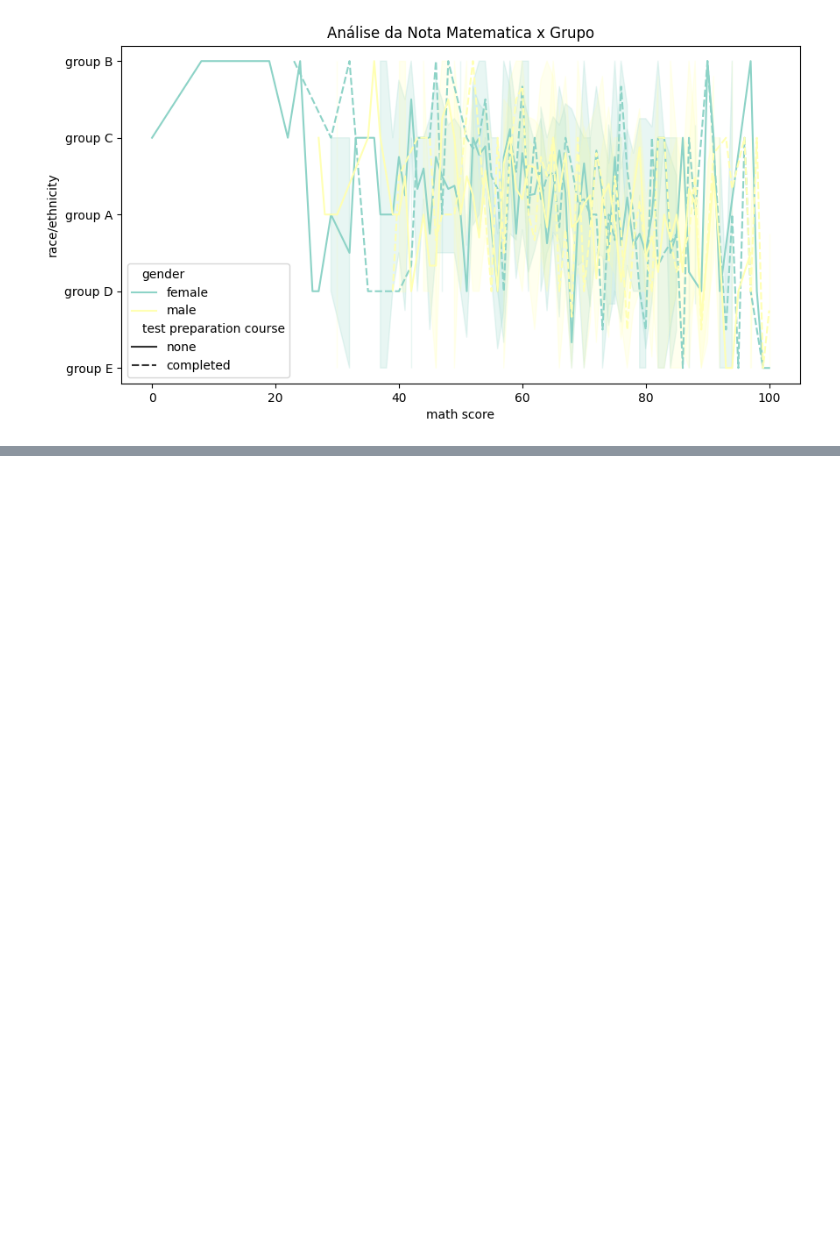
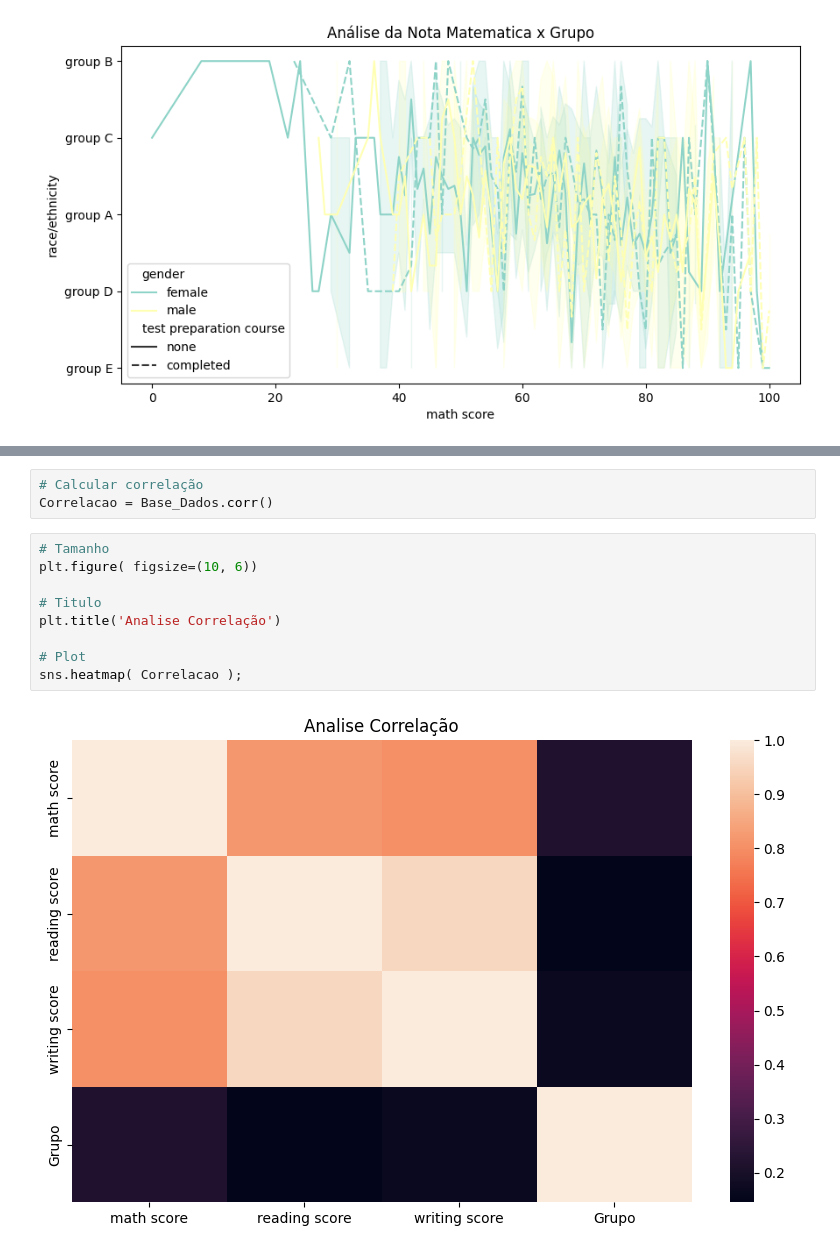
Before and after one commit to GingerLeh/SeabornPython, a Jupyter notebook: seaboarn.ipynb, the cells around one changed output, grey strips where cells are left out. Cells and saved outputs as stored; diff of their text form; blank space fills up the shorter version.

Commit message:
Adição da parte de heatmap

```diff
--- a/seaboarn.ipynb
+++ b/seaboarn.ipynb
@@ -314,0 +322,14 @@ sns.lineplot( data=Base_Dados, x='math score', y='race/ethnicity', hue='gender',
+# %%
+# Calcular correlação
+Correlacao = Base_Dados.corr()
+# %%
+# Tamanho
+plt.figure( figsize=(10, 6))
+
+# Titulo
+plt.title('Analise Correlação')
+
+# Plot
+sns.heatmap( Correlacao );
+# %% [output]
+[figure, added]
```
Also changed, not shown: parts of 8 cells of this notebook, 1 other file.
